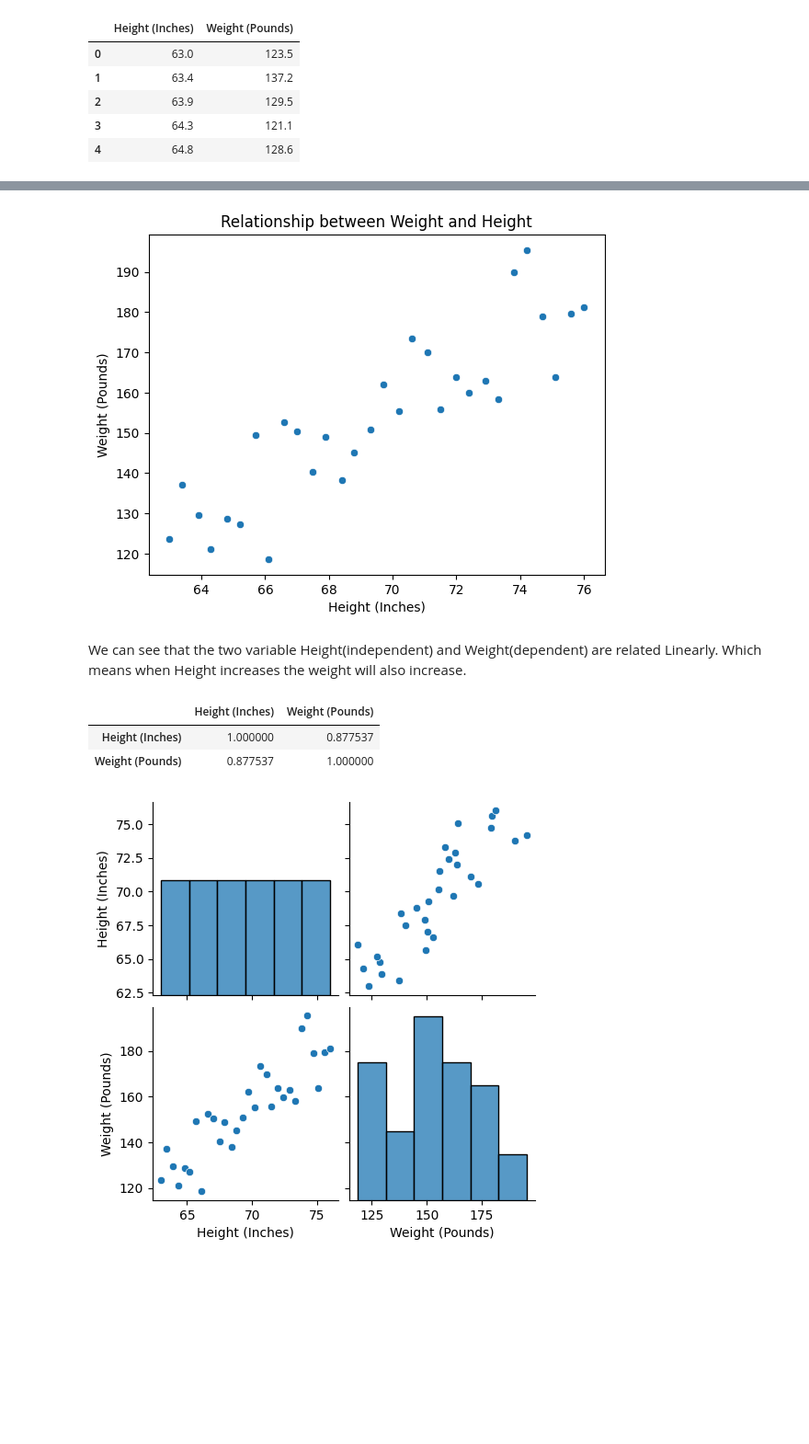
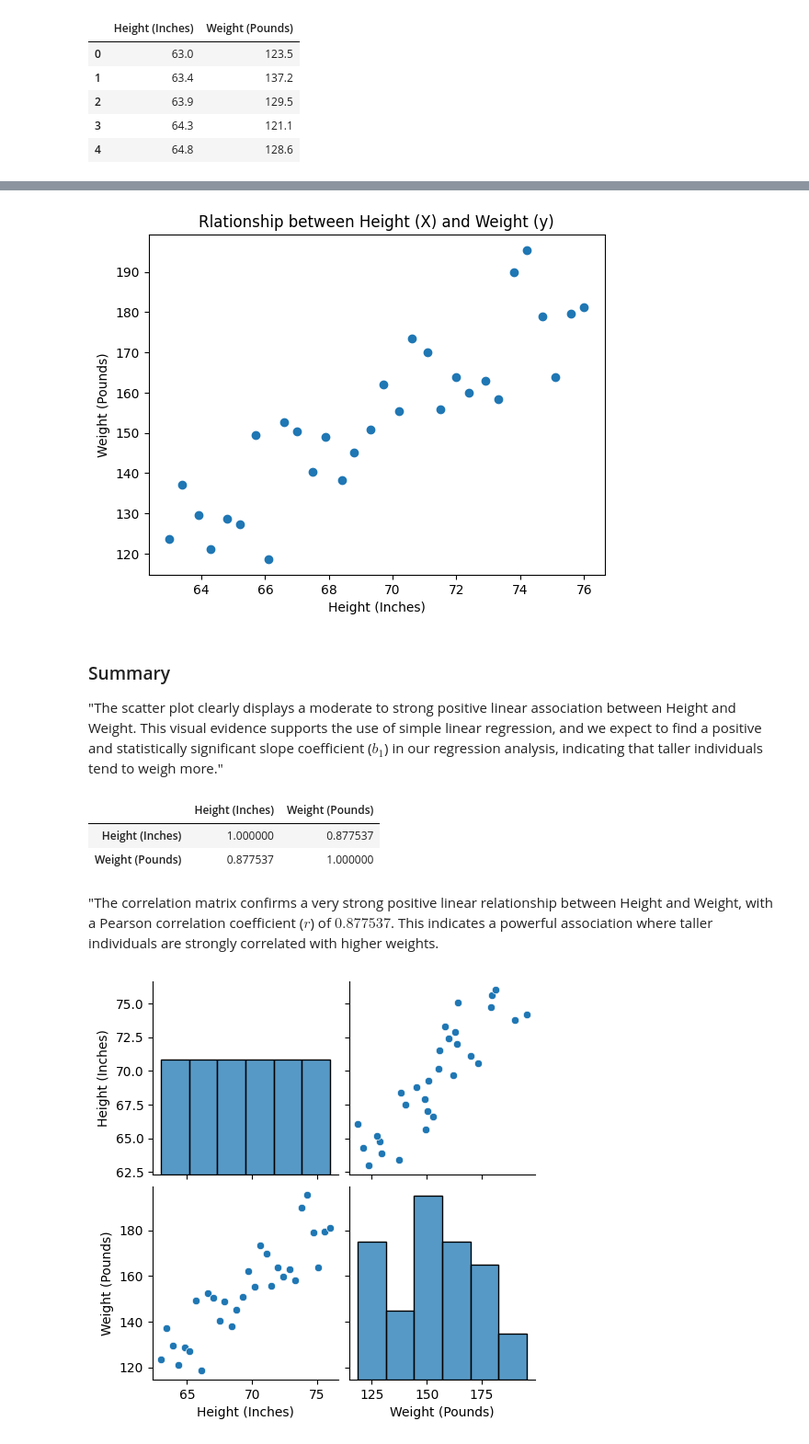
Before and after one commit to Prashant-marathe/Learning-Data-Science-and-ML, a Jupyter notebook: 6 Linear Regression/1 Simple Linear Regression/1.1 Simple_Linear_Regression.ipynb, the cells around one changed output, grey strips where cells are left out. Shown at 92% size. Saved outputs shown, nothing was run; the diff lists cells and outputs as text; code cells hidden in the pictures; blank space fills up the shorter version.

Commit message:
Simple & multiple linear regression complete

```diff
--- a/6 Linear Regression/1 Simple Linear Regression/1.1 Simple_Linear_Regression.ipynb
+++ b/6 Linear Regression/1 Simple Linear Regression/1.1 Simple_Linear_Regression.ipynb
@@ -29,17 +30,25 @@ df.tail()
-# %%
-sns.scatterplot(data=df, x=df['Height (Inches)'], y=df['Weight (Pounds)'])
-plt.title('Relationship between Weight and Height')
-plt.show()
-# %% [output]
-[figure, removed]
-# %% [markdown]
-We can see that the two variable Height(independent) and Weight(dependent) are related Linearly. Which means when Height increases the weight will also increase.
-# %%
-df.corr()
-# %% [output]
-|  | Height (Inches) | Weight (Pounds) |
-| Height (Inches) | 1.000000 | 0.877537 |
-| Weight (Pounds) | 0.877537 | 1.000000 |
+# %%
+# Visualize the relationship between Height and Weight using plots
+plt.scatter(df['Height (Inches)'], df['Weight (Pounds)'])
+plt.title('Rlationship between Height (X) and Weight (y)')
+plt.xlabel('Height (Inches)')
+plt.ylabel('Weight (Pounds)')
+plt.show()
+# %% [output]
+[figure, added]
+# %% [markdown]
+### Summary
+
+"The scatter plot clearly displays a moderate to strong positive linear association between Height and Weight. This visual evidence supports the use of simple linear regression, and we expect to find a positive and statistically significant slope coefficient ($b_1$) in our regression analysis, indicating that taller individuals tend to weigh more."
+# %%
+# Let's see correlation
+df.corr()
+# %% [output]
+|  | Height (Inches) | Weight (Pounds) |
+| Height (Inches) | 1.000000 | 0.877537 |
+| Weight (Pounds) | 0.877537 | 1.000000 |
+# %% [markdown]
+"The correlation matrix confirms a very strong positive linear relationship between Height and Weight, with a Pearson correlation coefficient ($r$) of $0.877537$. This indicates a powerful association where taller individuals are strongly correlated with higher weights.
 # %%
 sns.pairplot(data=df)
 plt.show()
```
Also changed, not shown: parts of 61 cells of this notebook, 2 other files.
